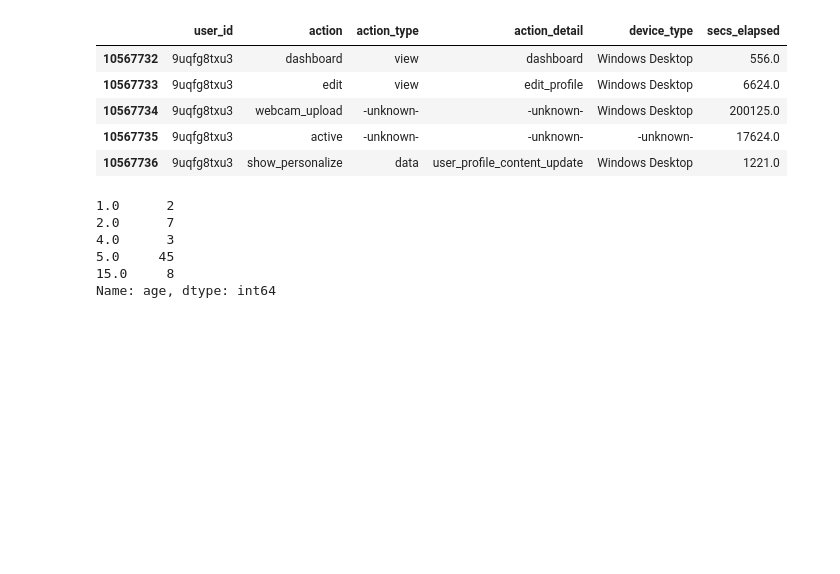
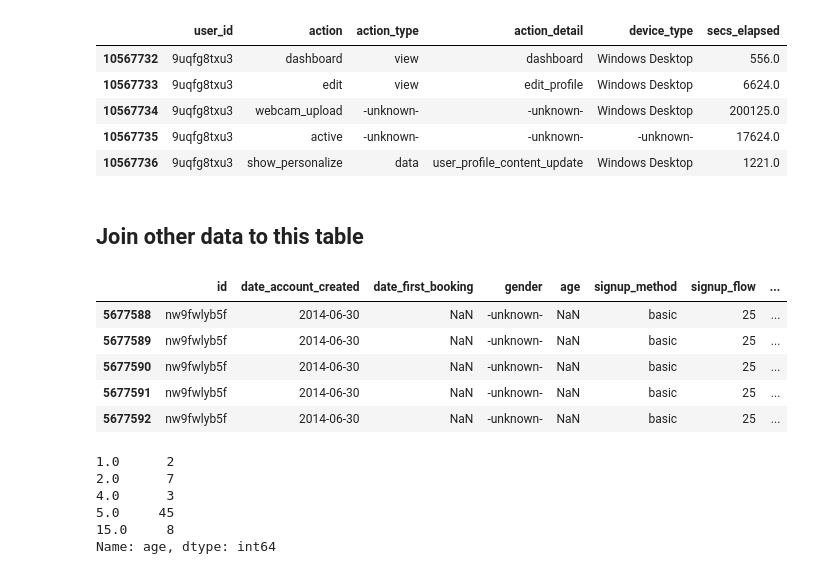
Before and after one commit to amungale/Hotel-Booking, a Jupyter notebook: AirBnB Analysis.ipynb, the cells around one changed output. Drawn from its saved outputs; the diff is of its cells as text; code cells hidden in the pictures; blank space fills up the shorter version.

```diff
--- a/AirBnB Analysis.ipynb
+++ b/AirBnB Analysis.ipynb
@@ -179,6 +185,21 @@ sessions.tail()
 | 10567734 | 9uqfg8txu3 | webcam_upload | -unknown- | -unknown- | Windows Desktop | 200125.0 |
 | 10567735 | 9uqfg8txu3 | active | -unknown- | -unknown- | -unknown- | 17624.0 |
 | 10567736 | 9uqfg8txu3 | show_personalize | data | user_profile_content_update | Windows Desktop | 1221.0 |
+# %% [markdown]
+## Join other data to this table
+# %%
+sessions['id'] = sessions ['user_id']
+del sessions['user_id']
+full_user = pd.merge(users, sessions, how='left', on='id')
+# %%
+full_user.tail()
+# %% [output]
+|  | id | date_account_created | date_first_booking | gender | age | signup_method | signup_flow | ... |
+| 5677588 | nw9fwlyb5f | 2014-06-30 | NaN | -unknown- | NaN | basic | 25 | ... |
+| 5677589 | nw9fwlyb5f | 2014-06-30 | NaN | -unknown- | NaN | basic | 25 | ... |
+| 5677590 | nw9fwlyb5f | 2014-06-30 | NaN | -unknown- | NaN | basic | 25 | ... |
+| 5677591 | nw9fwlyb5f | 2014-06-30 | NaN | -unknown- | NaN | basic | 25 | ... |
+| 5677592 | nw9fwlyb5f | 2014-06-30 | NaN | -unknown- | NaN | basic | 25 | ... |
 # %%
 users['age'].value_counts().sort_index().head()
 # %% [output]
```
Also changed, not shown: parts of 27 cells of this notebook.
